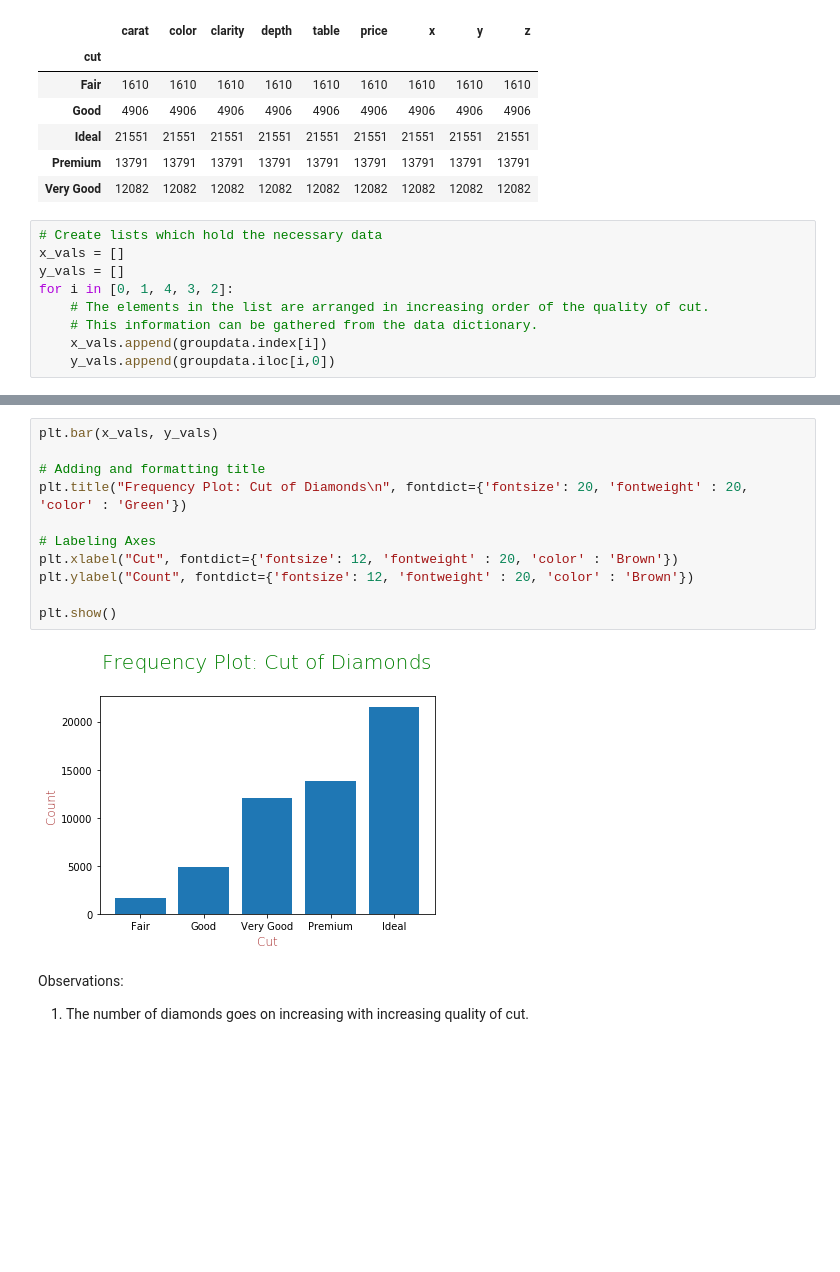
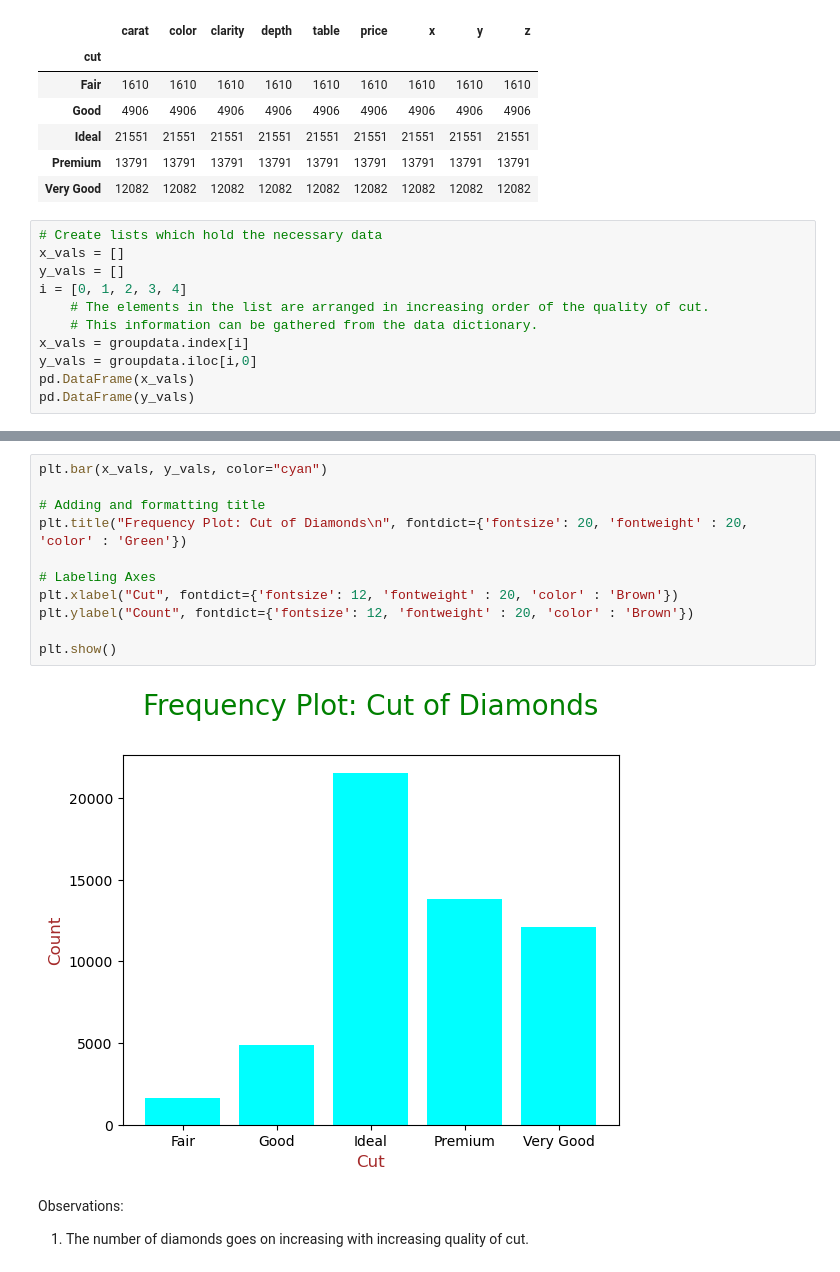
Before and after one commit to mrmankeshraj/PG_Diploma_in_Machine_Learning_and_AI, a Jupyter notebook: Matplotlib Practice/Matplotlib-Solutions.ipynb, the cells around one changed output, grey strips where cells are left out. Cells and saved outputs as stored; diff of their text form; blank space fills up the shorter version.

```diff
--- a/Matplotlib Practice/Matplotlib-Solutions.ipynb
+++ b/Matplotlib Practice/Matplotlib-Solutions.ipynb
@@ -97,8 +97,10 @@ groupdata
 # Create lists which hold the necessary data
 x_vals = []
 y_vals = []
-for i in [0, 1, 4, 3, 2]:
+i = [0, 1, 2, 3, 4]
     # The elements in the list are arranged in increasing order of the quality of cut.
     # This information can be gathered from the data dictionary.
-    x_vals.append(groupdata.index[i])
-    y_vals.append(groupdata.iloc[i,0])
+x_vals = groupdata.index[i]
+y_vals = groupdata.iloc[i,0]
+pd.DataFrame(x_vals)
+pd.DataFrame(y_vals)
@@ -105,16 +115,16 @@ for i in [0, 1, 4, 3, 2]:
 # %%
-plt.bar(x_vals, y_vals)
+plt.bar(x_vals, y_vals, color="cyan")
 
 # Adding and formatting title
 plt.title("Frequency Plot: Cut of Diamonds\n", fontdict={'fontsize': 20, 'fontweight' : 20, 'color' : 'Green'})
 
 # Labeling Axes
 plt.xlabel("Cut", fontdict={'fontsize': 12, 'fontweight' : 20, 'color' : 'Brown'})
 plt.ylabel("Count", fontdict={'fontsize': 12, 'fontweight' : 20, 'color' : 'Brown'})
 
 plt.show()
 # %% [output]
-[figure, old version]
+[figure, new version]
 # %% [markdown]
 Observations:
 1. The number of diamonds goes on increasing with increasing quality of cut.
```
Also changed, not shown: parts of 4 cells of this notebook.
